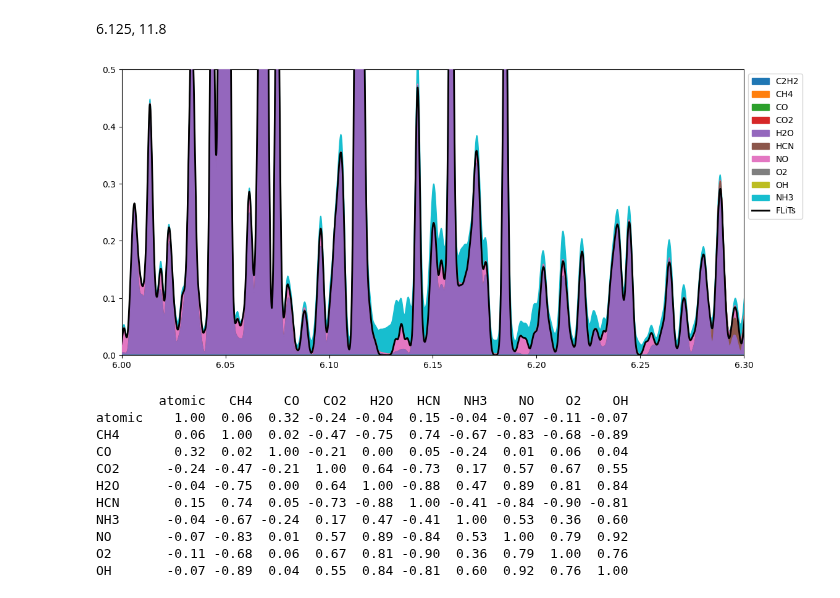
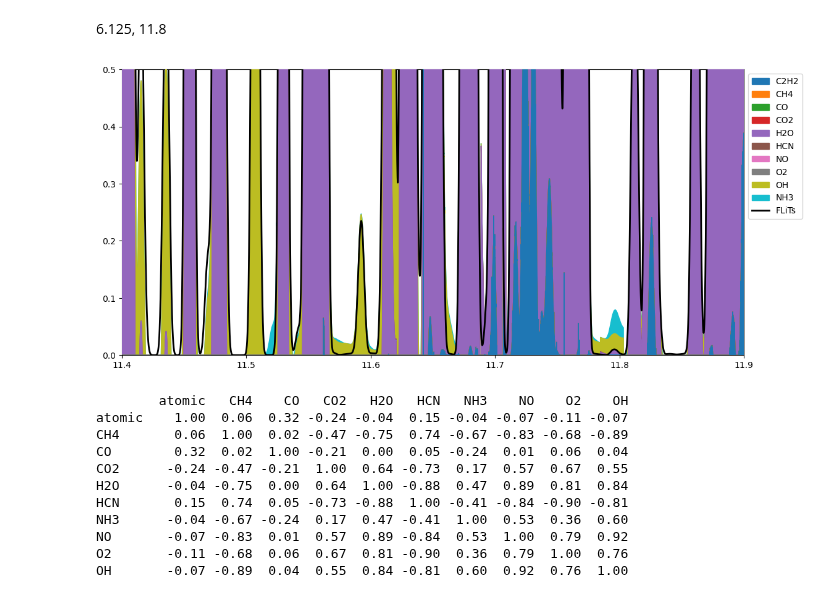
Before and after one commit to nielsklerk/BRP, a Jupyter notebook: New.ipynb, the cells around one changed output. Cells and saved outputs as stored; diff of their text form; code cells hidden in the pictures.

```diff
--- a/New.ipynb
+++ b/New.ipynb
@@ -137,39 +137,40 @@ plt.show()
 # %%
 fig, ax = plt.subplots(figsize=(13, 6))
 total_spec = None
+cmap = mpl.colormaps.get_cmap('tab20')
 # fig, ax = plt.subplots(figsize=(14, 5))
-model = df['Model Name'][10]
+model = df['Model Name'][4]
 FLiTs_wl = df.loc[df['Model Name'] == model, 'FLiTs Wavelength'].values[0].copy()
 FLiTs_flux = df.loc[df['Model Name'] == model, 'FLiTs Flux'].values[0].copy()
 species = ['C2H2','CH4', 'CO', 'CO2', 'H2O', 'HCN',  'NO', 'O2', 'OH','NH3']
 # species = ['NH3']
-xrange=[6, 6.3]
+xrange=[11.4, 11.9]
 yrange=[0,0.5]
 for index, specie in enumerate(species):
     specie_wl = df.loc[df['Model Name'] == model, f'FLiTs {specie} Wavelength'].values[0].copy()
     specie_flux = df.loc[df['Model Name'] == model, f'FLiTs {specie} Flux'].values[0].copy()
     new_specie_flux = np.interp(FLiTs_wl, specie_wl, specie_flux, left=0, right=0)
     if total_spec is None:
         total_spec = new_specie_flux
     else:
         total_spec += new_specie_flux
     ax.fill_between(FLiTs_wl, 0, total_spec*1000, label=specie, zorder=len(species) - index+1,
                     color=cmap(index / len(species)))
     # ax.fill_between(specie_wl,0, specie_flux*1000, label=specie, zorder=len(species) - index+1,
     #                 color=cmap(index / len(species)))
     # new_flux = np.interp(FLiTs_wl, specie_wl, specie_flux)
     # ax.plot(FLiTs_wl, np.log10(new_flux/FLiTs_flux+1))
     # axes[i].plot(FLiTs_wl, new_specie_flux*1000)
 ax.plot(FLiTs_wl, FLiTs_flux*1000, c='black', lw=2, label='FLiTs', zorder=20)
 # ax.plot(specie_wl, specie_flux)
 # ax.plot(total_FLiTs_wl, interp_flux*1000, color='grey', zorder=30)
 # fig.suptitle(model)
 ax.set_xlim(xrange)
 ax.set_ylim(yrange)
 plt.legend(loc='upper left', bbox_to_anchor=(1, 1))
 plt.show()
 # %% [output]
-[figure, old version]
+[figure, new version]
 # %%
 data = []
 species = ['atomic', 'CH4', 'CO', 'CO2', 'H2O', 'HCN', 'NH3', 'NO', 'O2', 'OH']
```
